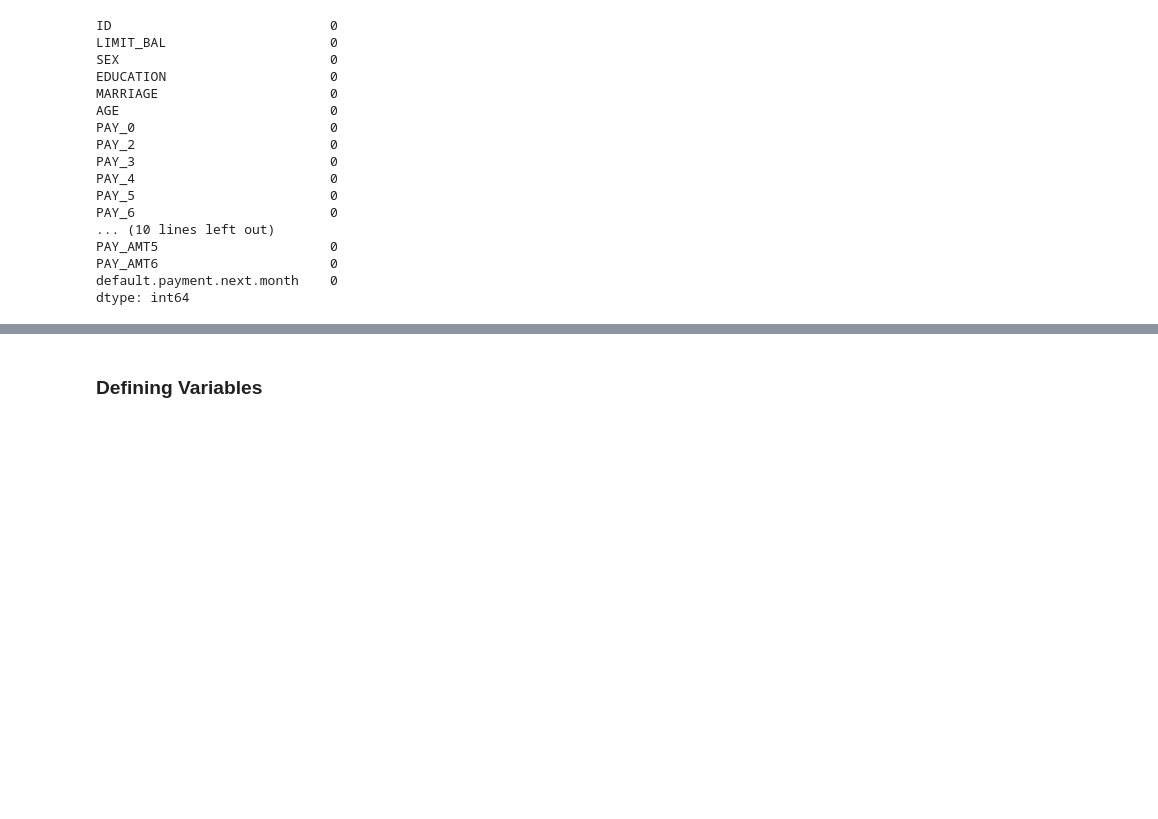
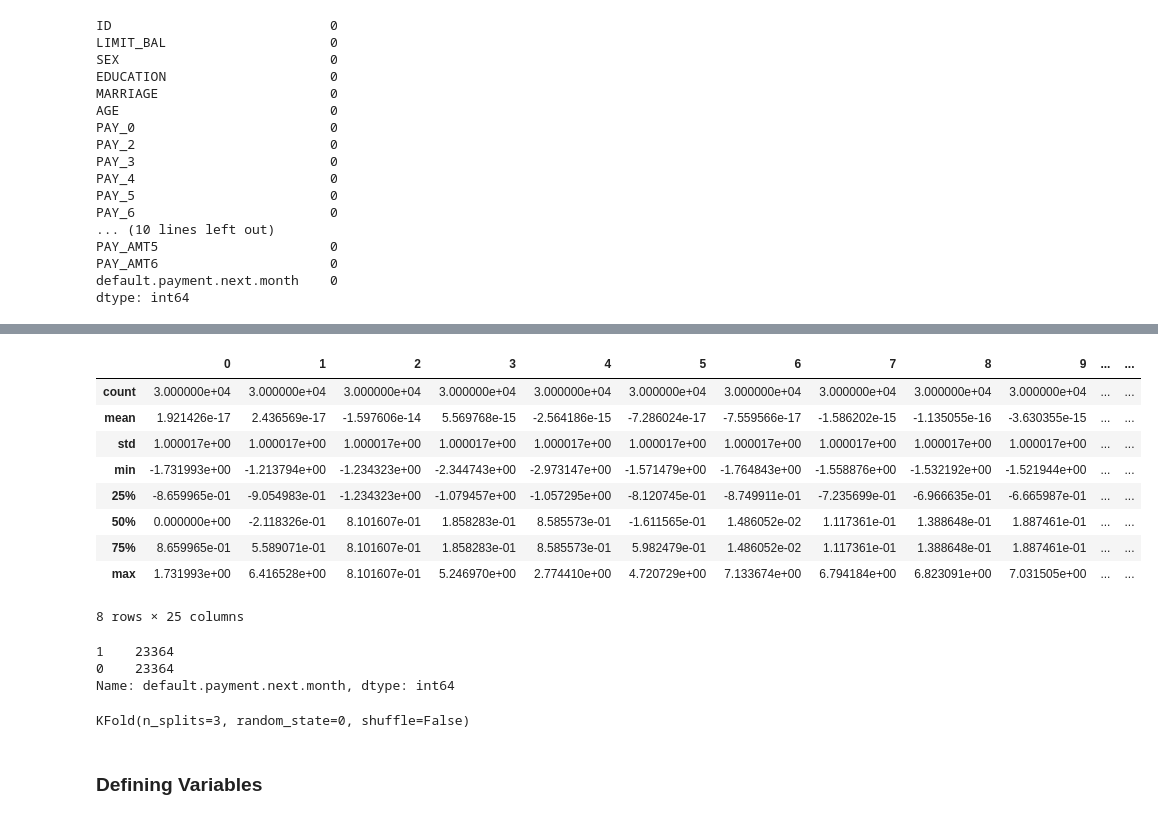
Before and after one commit to TheRenFox/INET4710_Project, a Jupyter notebook: Project1_4710.ipynb, the cells around one changed output, grey strips where cells are left out. Saved outputs shown, nothing was run; the diff lists cells and outputs as text; code cells hidden in the pictures; blank space fills up the shorter version.

```diff
--- a/Project1_4710.ipynb
+++ b/Project1_4710.ipynb
@@ -159,0 +199,14 @@ dtype: int64
+# %%
+#Showing the data has been scaled
+data.describe()
+# %% [output]
+|  | 0 | 1 | 2 | 3 | 4 | 5 | 6 | 7 | 8 | 9 | ... | ... |
+| count | 3.000000e+04 | 3.000000e+04 | 3.000000e+04 | 3.000000e+04 | 3.000000e+04 | 3.000000e+04 | 3.000000e+04 | 3.000000e+04 | 3.000000e+04 | 3.000000e+04 | ... | ... |
+| mean | 1.921426e-17 | 2.436569e-17 | -1.597606e-14 | 5.569768e-15 | -2.564186e-15 | -7.286024e-17 | -7.559566e-17 | -1.586202e-15 | -1.135055e-16 | -3.630355e-15 | ... | ... |
+| std | 1.000017e+00 | 1.000017e+00 | 1.000017e+00 | 1.000017e+00 | 1.000017e+00 | 1.000017e+00 | 1.000017e+00 | 1.000017e+00 | 1.000017e+00 | 1.000017e+00 | ... | ... |
+| min | -1.731993e+00 | -1.213794e+00 | -1.234323e+00 | -2.344743e+00 | -2.973147e+00 | -1.571479e+00 | -1.764843e+00 | -1.558876e+00 | -1.532192e+00 | -1.521944e+00 | ... | ... |
+| 25% | -8.659965e-01 | -9.054983e-01 | -1.234323e+00 | -1.079457e+00 | -1.057295e+00 | -8.120745e-01 | -8.749911e-01 | -7.235699e-01 | -6.966635e-01 | -6.665987e-01 | ... | ... |
+| 50% | 0.000000e+00 | -2.118326e-01 | 8.101607e-01 | 1.858283e-01 | 8.585573e-01 | -1.611565e-01 | 1.486052e-02 | 1.117361e-01 | 1.388648e-01 | 1.887461e-01 | ... | ... |
+| 75% | 8.659965e-01 | 5.589071e-01 | 8.101607e-01 | 1.858283e-01 | 8.585573e-01 | 5.982479e-01 | 1.486052e-02 | 1.117361e-01 | 1.388648e-01 | 1.887461e-01 | ... | ... |
+| max | 1.731993e+00 | 6.416528e+00 | 8.101607e-01 | 5.246970e+00 | 2.774410e+00 | 4.720729e+00 | 7.133674e+00 | 6.794184e+00 | 6.823091e+00 | 7.031505e+00 | ... | ... |
+8 rows × 25 columns
@@ -160,3 +221,15 @@ dtype: int64
+# %%
+y_smote.value_counts()
+# %% [output]
+1    23364
+0    23364
+Name: default.payment.next.month, dtype: int64
+# %%
+# Initializing Kfold
+kf = KFold(n_splits=3, random_state=0)
+kf
+# %% [output]
+KFold(n_splits=3, random_state=0, shuffle=False)
 # %% [markdown]
 ### Defining Variables
 # %% [markdown]
```
Also changed, not shown: parts of 31 cells of this notebook.
